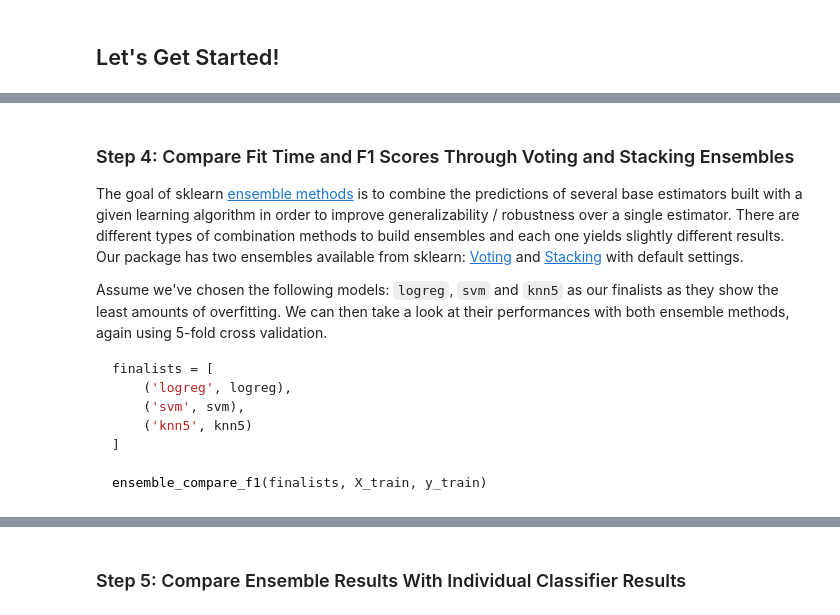
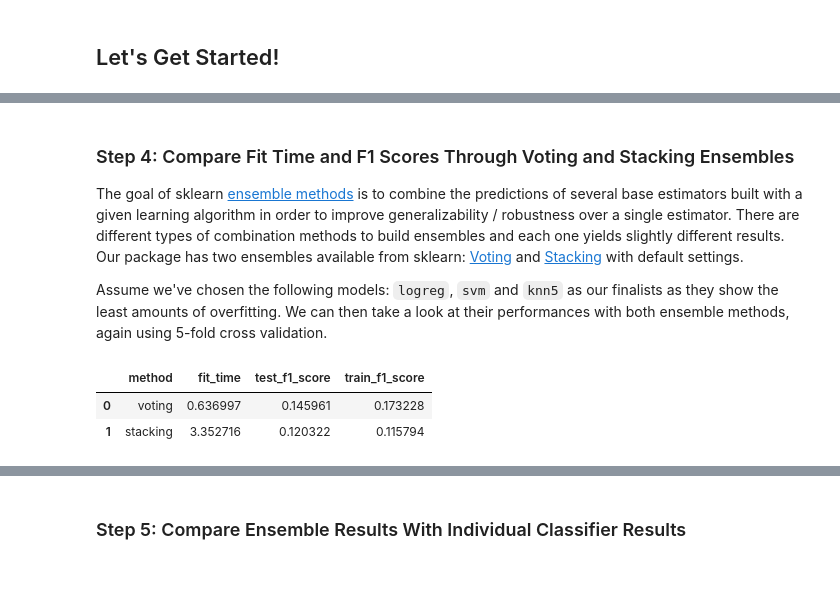
Before and after one commit to UBC-MDS/compare_classifiers, a Jupyter notebook: docs/example.ipynb, the cells around one changed output, grey strips where cells are left out. Cells and saved outputs as stored; diff of their text form; code cells hidden in the pictures; blank space fills up the shorter version.

````diff
--- a/docs/example.ipynb
+++ b/docs/example.ipynb
@@ -121,14 +150,16 @@ _(Please excuse the low test scores on the test dataset! Due to limited time of
 The goal of sklearn [ensemble methods](https://medium.com/@abhishekjainindore24/different-types-of-ensemble-techniques-bagging-boosting-stacking-voting-blending-b04355a03c93) is to combine the predictions of several base estimators built with a given learning algorithm in order to improve generalizability / robustness over a single estimator. There are different types of combination methods to build ensembles and each one yields slightly different results. Our package has two ensembles available from sklearn: [Voting](https://scikit-learn.org/1.5/modules/generated/sklearn.ensemble.VotingClassifier.html) and [Stacking](https://scikit-learn.org/dev/modules/generated/sklearn.ensemble.StackingClassifier.html) with default settings.
 
 Assume we've chosen the following models: `logreg`, `svm` and `knn5` as our finalists as they show the least amounts of overfitting. We can then take a look at their performances with both ensemble methods, again using 5-fold cross validation.
-
-```python
-finalists = [
-    ('logreg', logreg),
-    ('svm', svm),
-    ('knn5', knn5)
-]
-
-ensemble_compare_f1(finalists, X_train, y_train)
-```
+# %%
+finalists = [
+    ('logreg', logreg),
+    ('svm', svm),
+    ('knn5', knn5)
+]
+
+ensemble_compare_f1(finalists, X_train, y_train)
+# %% [output]
+|  | method | fit_time | test_f1_score | train_f1_score |
+| 0 | voting | 0.636997 | 0.145961 | 0.173228 |
+| 1 | stacking | 3.352716 | 0.120322 | 0.115794 |
 # %% [markdown]
````
Also changed, not shown: parts of 24 cells of this notebook, 3 other files.
